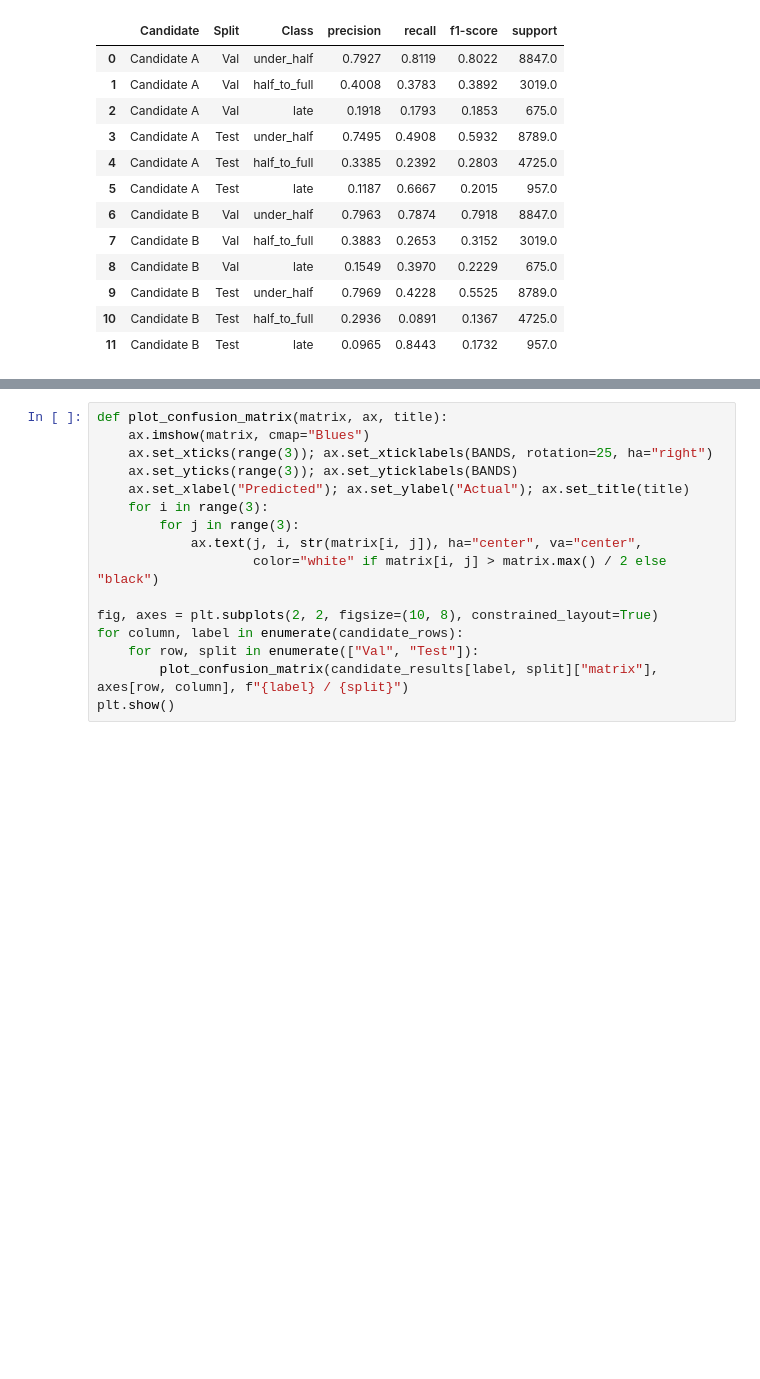
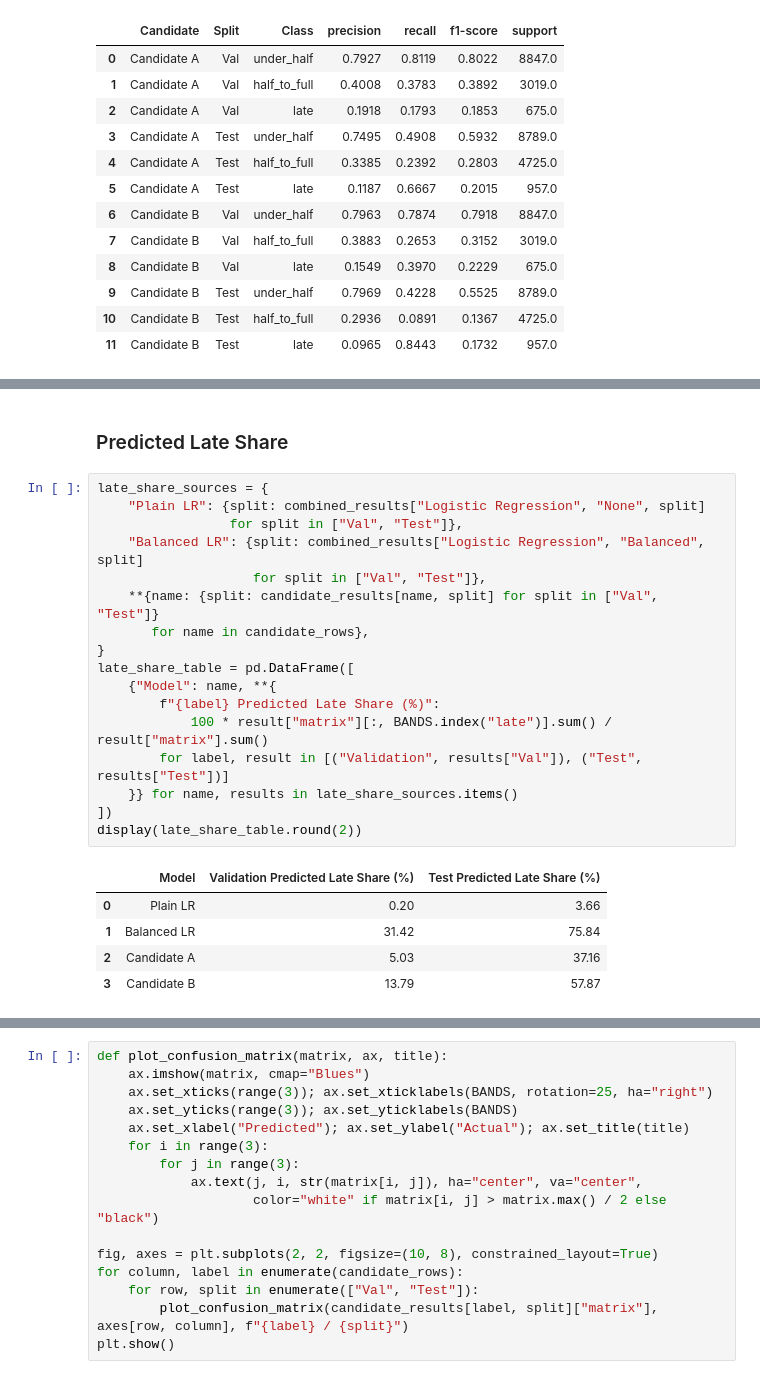
Before and after one commit to zhuamnq/Team2_IT5006_Ecommerce_Analytics_AY2627Sem1, a Jupyter notebook: notebooks/04_classification_late_delivery.ipynb, the cells around one changed output, grey strips where cells are left out. Cells and saved outputs as stored; diff of their text form; blank space fills up the shorter version.

```diff
--- a/notebooks/04_classification_late_delivery.ipynb
+++ b/notebooks/04_classification_late_delivery.ipynb
@@ -540,0 +599,25 @@ Candidate per-class reports
+# %% [markdown]
+### Predicted Late Share
+# %%
+late_share_sources = {
+    "Plain LR": {split: combined_results["Logistic Regression", "None", split]
+                 for split in ["Val", "Test"]},
+    "Balanced LR": {split: combined_results["Logistic Regression", "Balanced", split]
+                    for split in ["Val", "Test"]},
+    **{name: {split: candidate_results[name, split] for split in ["Val", "Test"]}
+       for name in candidate_rows},
+}
+late_share_table = pd.DataFrame([
+    {"Model": name, **{
+        f"{label} Predicted Late Share (%)":
+            100 * result["matrix"][:, BANDS.index("late")].sum() / result["matrix"].sum()
+        for label, result in [("Validation", results["Val"]), ("Test", results["Test"])]
+    }} for name, results in late_share_sources.items()
+])
+display(late_share_table.round(2))
+# %% [output]
+|  | Model | Validation Predicted Late Share (%) | Test Predicted Late Share (%) |
+| 0 | Plain LR | 0.20 | 3.66 |
+| 1 | Balanced LR | 31.42 | 75.84 |
+| 2 | Candidate A | 5.03 | 37.16 |
+| 3 | Candidate B | 13.79 | 57.87 |
```
Also changed, not shown: parts of 22 cells of this notebook.
